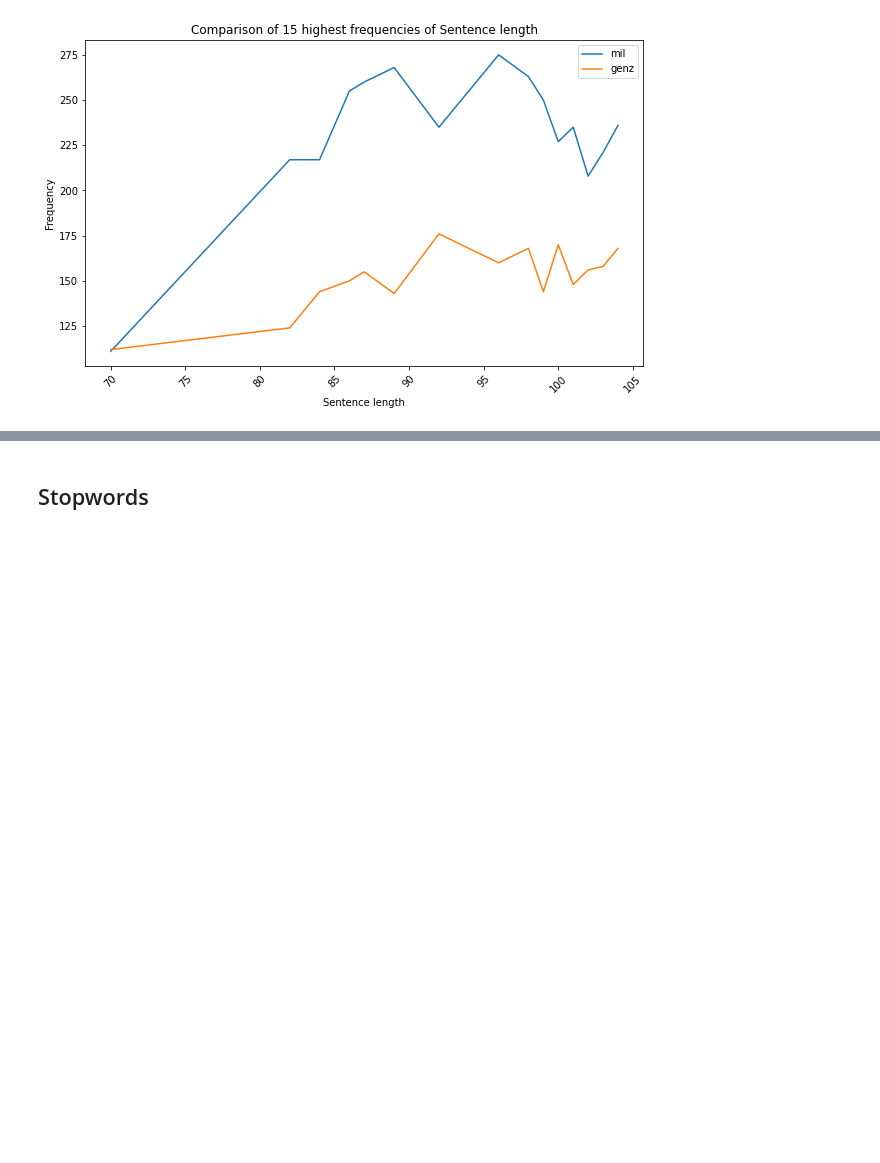
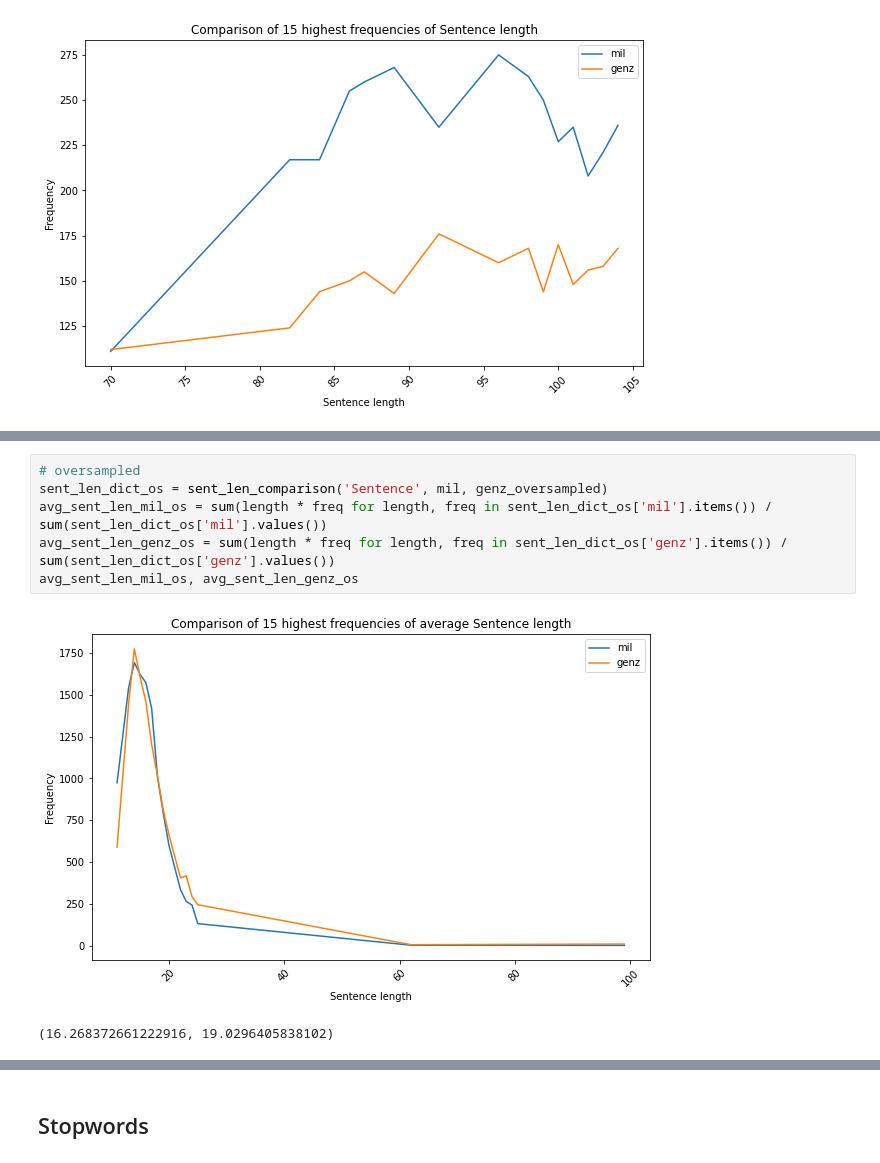
Before and after one commit to mdegoede/LanguageAndAI, a Jupyter notebook: preprocessing_handle_imbalance.ipynb, the cells around one changed output, grey strips where cells are left out. Saved outputs shown, nothing was run; the diff lists cells and outputs as text; blank space fills up the shorter version.

```diff
--- a/preprocessing_handle_imbalance.ipynb
+++ b/preprocessing_handle_imbalance.ipynb
@@ -314,0 +372,9 @@ avg_sent_len_mil_us, avg_sent_len_genz_us
+# %%
+# oversampled
+sent_len_dict_os = sent_len_comparison('Sentence', mil, genz_oversampled)
+avg_sent_len_mil_os = sum(length * freq for length, freq in sent_len_dict_os['mil'].items()) / sum(sent_len_dict_os['mil'].values())
+avg_sent_len_genz_os = sum(length * freq for length, freq in sent_len_dict_os['genz'].items()) / sum(sent_len_dict_os['genz'].values())
+avg_sent_len_mil_os, avg_sent_len_genz_os
+# %% [output]
+[figure, added]
+(16.268372661222916, 19.0296405838102)
```
Also changed, not shown: parts of 11 cells of this notebook.
